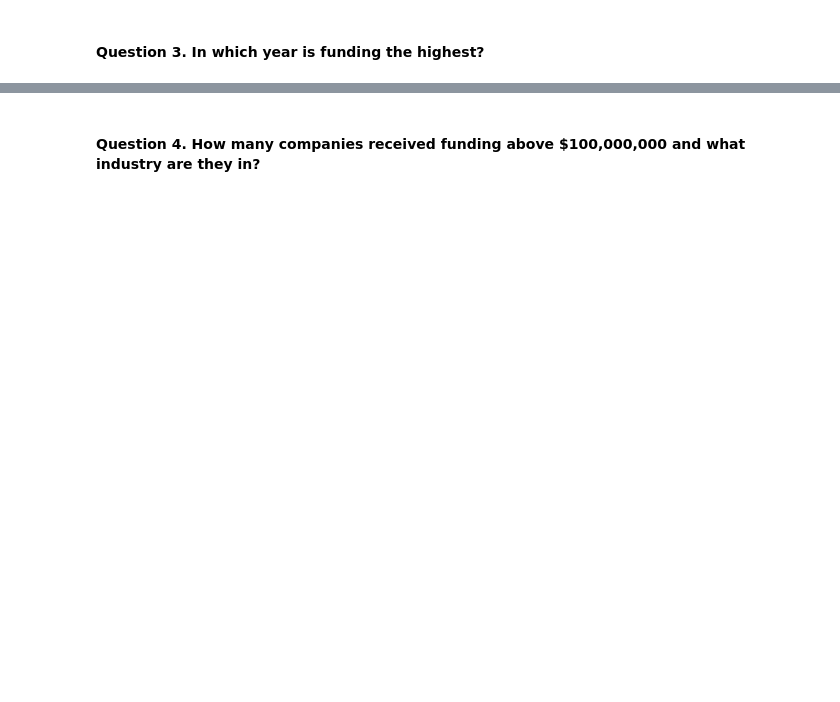
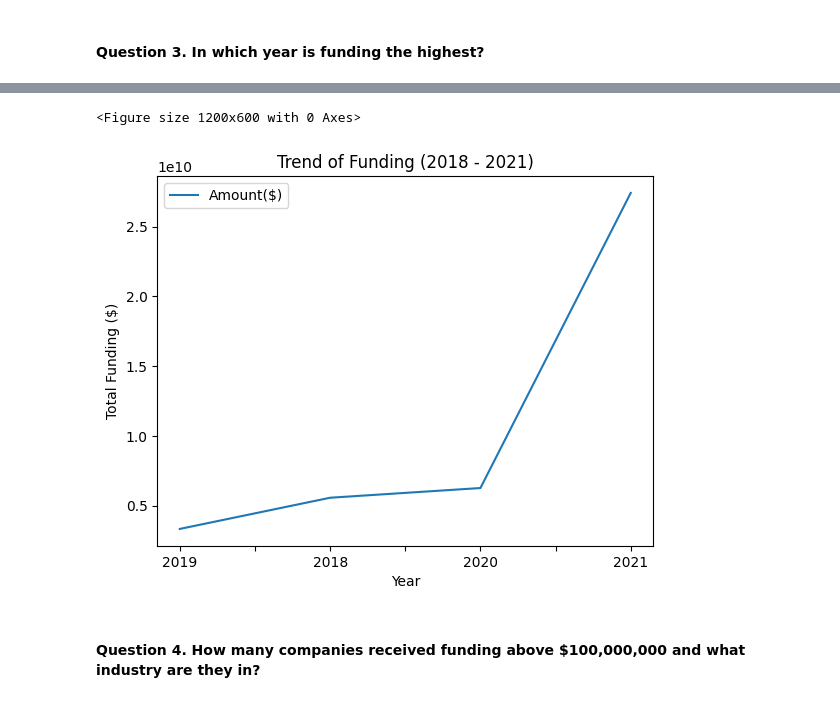
Before and after one commit to coderacheal/Indian-Startup-Ecosystem-Analysis, a Jupyter notebook: indian-startup.ipynb, the cells around one changed output, grey strips where cells are left out. Cells and saved outputs as stored; diff of their text form; code cells hidden in the pictures; blank space fills up the shorter version.

```diff
--- a/indian-startup.ipynb
+++ b/indian-startup.ipynb
@@ -869,3 +856,14 @@ highest_funding
+# %%
+highest_funding = data[['Year', 'Amount($)']].groupby('Year').sum().sort_values(by='Amount($)',ascending=True)
+
+plt.figure(figsize=(12, 6))
+highest_funding.plot(kind='line')
+plt.title('Trend of Funding (2018 - 2021)')
+plt.ylabel('Total Funding ($)')
+plt.show()
+# %% [output]
+<Figure size 1200x600 with 0 Axes>
+[figure, added]
 # %% [markdown]
 #### Question 4. How many companies received funding above $100,000,000 and what industry are they in?
 # %%
```
Also changed, not shown: parts of 13 cells of this notebook.
